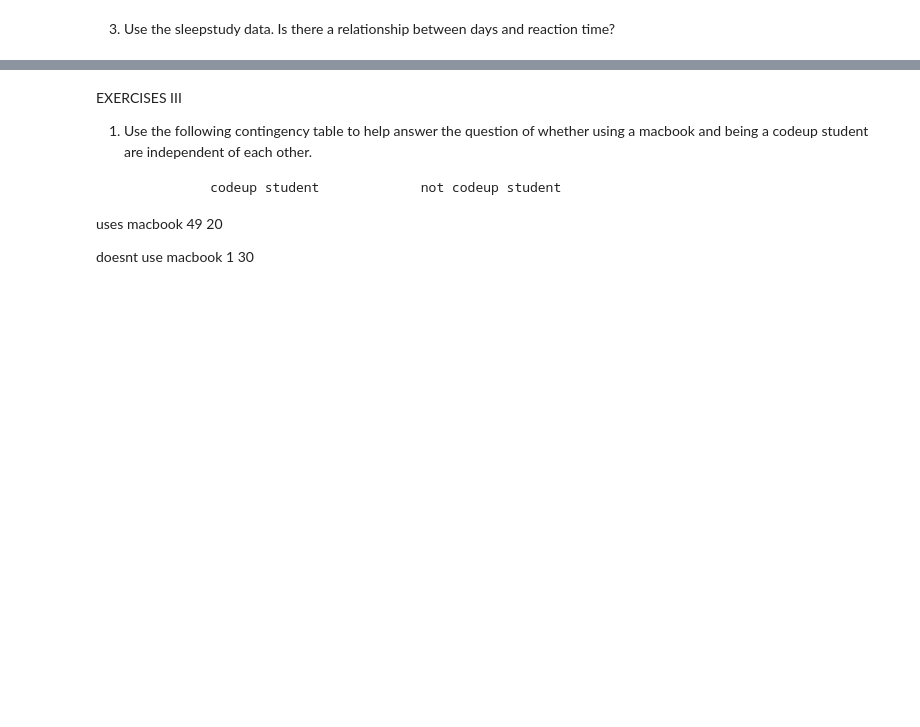
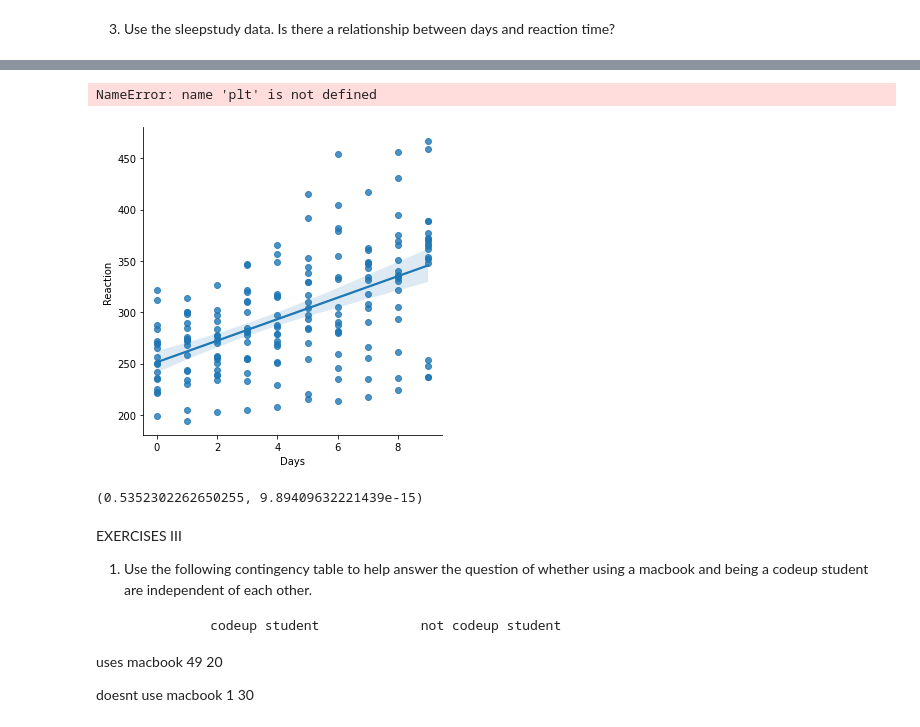
Before and after one commit to joe-bennett/statistics-exercises, a Jupyter notebook: hypothesis_testing.ipynb, the cells around one changed output, grey strips where cells are left out. Cells and saved outputs as stored; diff of their text form; code cells hidden in the pictures; blank space fills up the shorter version.

```diff
--- a/hypothesis_testing.ipynb
+++ b/hypothesis_testing.ipynb
@@ -190,0 +444,4 @@ Is there a relationship between how long an employee has been with the company a
+# %%
+#read in data from pydataset & look at it!
+df = data('sleepstudy')
+df
@@ -190,0 +462,13 @@ Is there a relationship between how long an employee has been with the company a
+# %%
+#check out lmplot to plot!
+sns.lmplot(data=df, x='Days', y='Reaction')
+plt.show()
+# %% [output]
+NameError: name 'plt' is not defined
+[figure, added]
+# %%
+#calculate r and p
+r, p = stats.pearsonr(df.Days, df.Reaction)
+r, p
+# %% [output]
+(0.5352302262650255, 9.89409632221439e-15)
```
Also changed, not shown: parts of 36 cells of this notebook, 5 other files.
